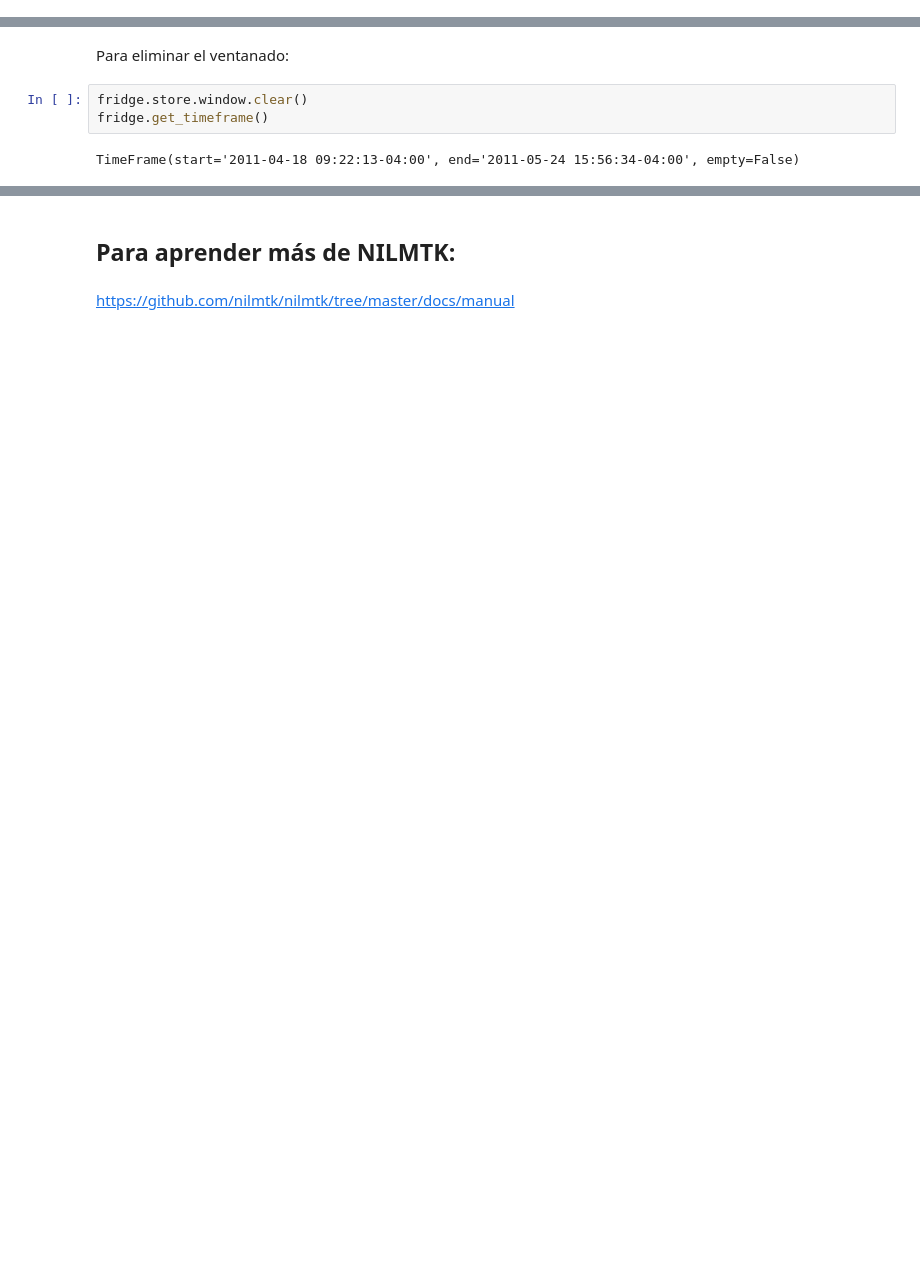
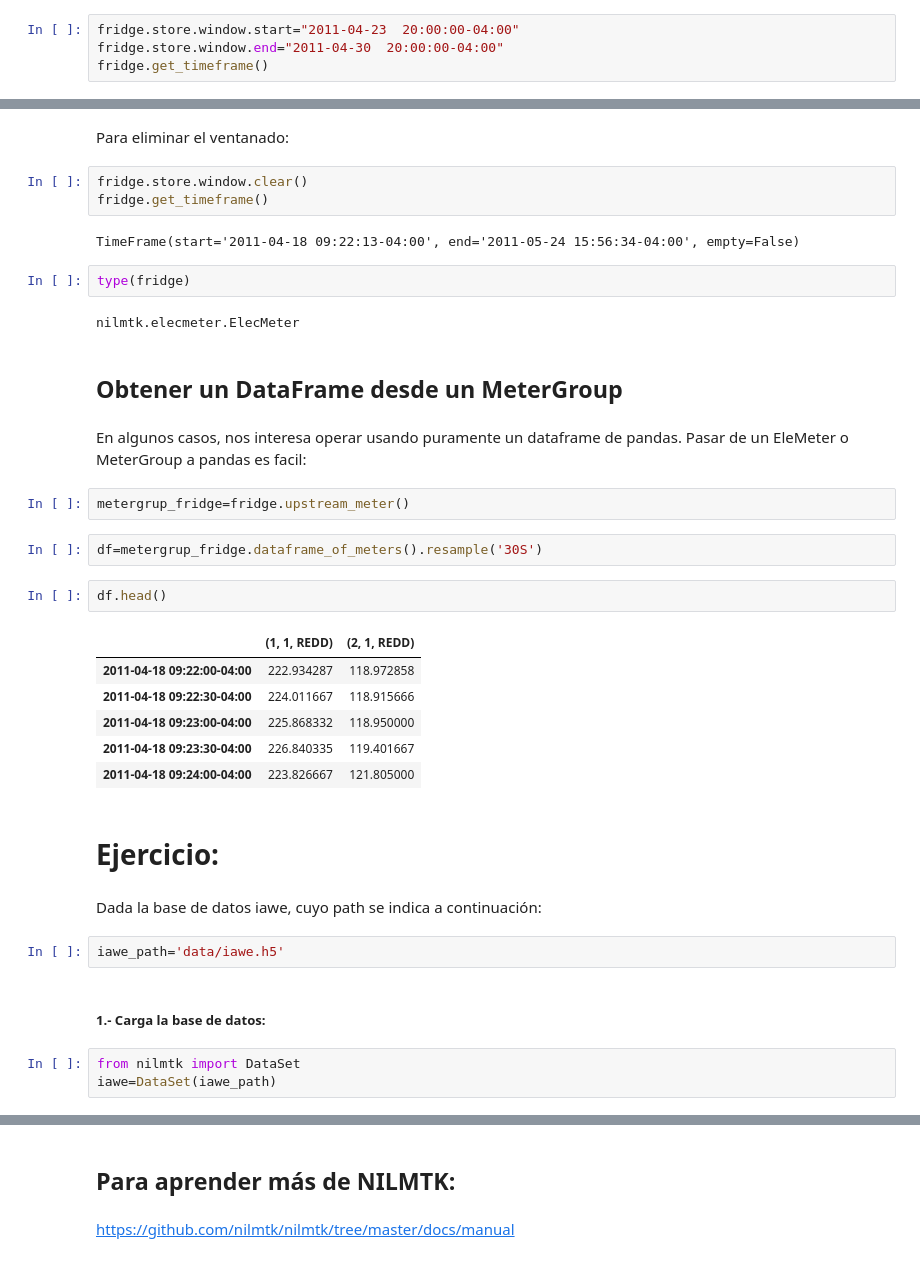
Before and after one commit to josemao/nilmtk_practicas, a Jupyter notebook: 2 - Introdución a NILMTK.ipynb, the cells around one changed output, grey strips where cells are left out. Cells and saved outputs as stored; diff of their text form; blank space fills up the shorter version.

```diff
--- a/2 - Introdución a NILMTK.ipynb
+++ b/2 - Introdución a NILMTK.ipynb
@@ -212,0 +344,4 @@ fridge.plot()
+# %%
+fridge.store.window.start="2011-04-23  20:00:00-04:00"
+fridge.store.window.end="2011-04-30  20:00:00-04:00"
+fridge.get_timeframe()
@@ -217,3 +354,35 @@ fridge.store.window.clear()
 fridge.get_timeframe()
 # %% [output]
 TimeFrame(start='2011-04-18 09:22:13-04:00', end='2011-05-24 15:56:34-04:00', empty=False)
+# %%
+type(fridge)
+# %% [output]
+nilmtk.elecmeter.ElecMeter
+# %% [markdown]
+## Obtener un DataFrame desde un  MeterGroup
+# %% [markdown]
+En algunos casos, nos interesa operar usando puramente un dataframe de pandas. Pasar de un EleMeter o MeterGroup a pandas es facil:
+# %%
+metergrup_fridge=fridge.upstream_meter()
+# %%
+df=metergrup_fridge.dataframe_of_meters().resample('30S')
+# %%
+df.head()
+# %% [output]
+|  | (1, 1, REDD) | (2, 1, REDD) |
+| 2011-04-18 09:22:00-04:00 | 222.934287 | 118.972858 |
+| 2011-04-18 09:22:30-04:00 | 224.011667 | 118.915666 |
+| 2011-04-18 09:23:00-04:00 | 225.868332 | 118.950000 |
+| 2011-04-18 09:23:30-04:00 | 226.840335 | 119.401667 |
+| 2011-04-18 09:24:00-04:00 | 223.826667 | 121.805000 |
+# %% [markdown]
+# Ejercicio:
+# %% [markdown]
+Dada la base de datos iawe, cuyo path se indica a continuación:
+# %%
+iawe_path='data/iawe.h5'
+# %% [markdown]
+##### 1.- Carga la base de datos:
+# %%
+from nilmtk import DataSet
+iawe=DataSet(iawe_path)
```
Also changed, not shown: parts of 65 cells of this notebook, 1 other file.
